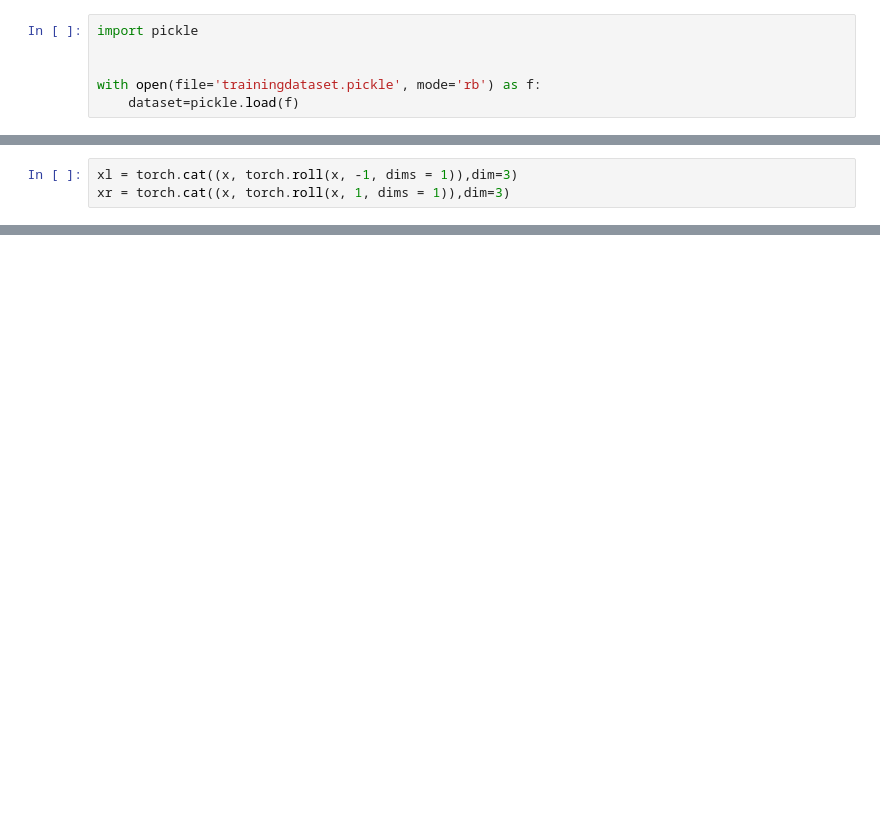
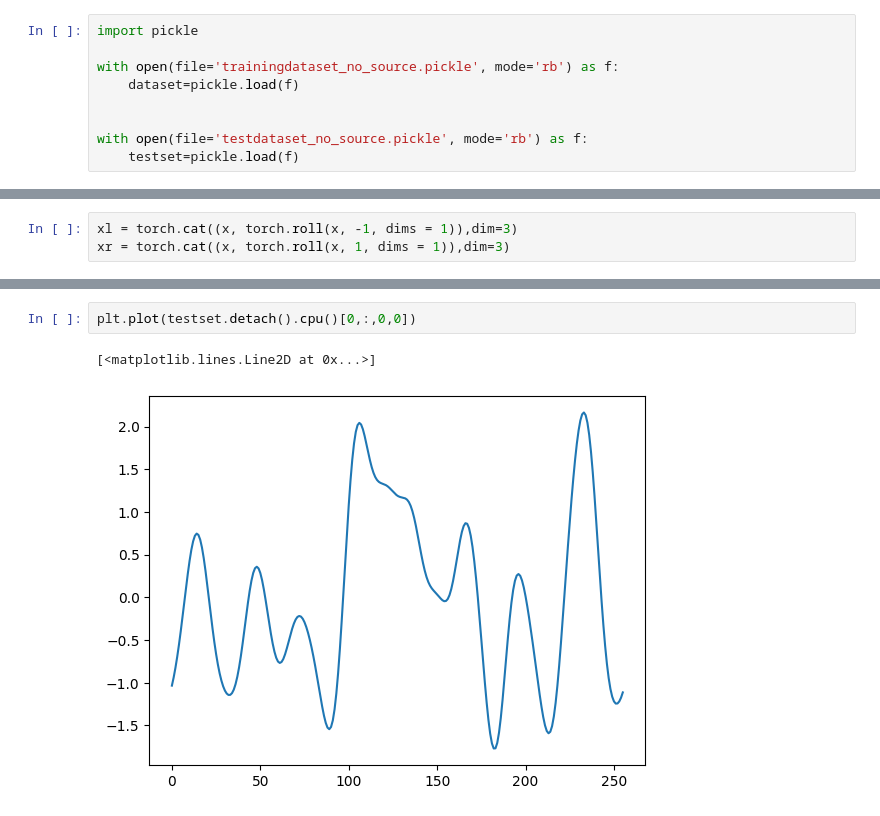
Before and after one commit to xx257xx/CONTEXT_FLUX_NO, a Jupyter notebook: ICONFLUXNO.ipynb, the cells around one changed output, grey strips where cells are left out. Cells and saved outputs as stored; diff of their text form; blank space fills up the shorter version.

```diff
--- a/ICONFLUXNO.ipynb
+++ b/ICONFLUXNO.ipynb
@@ -488,7 +555,10 @@ class ContextFNO(nn.Module):
 # %%
 import pickle
 
+with open(file='trainingdataset_no_source.pickle', mode='rb') as f:
+    dataset=pickle.load(f)
 
-with open(file='trainingdataset.pickle', mode='rb') as f:
-    dataset=pickle.load(f)
+
+with open(file='testdataset_no_source.pickle', mode='rb') as f:
+    testset=pickle.load(f)
 # %%
@@ -575,0 +690,5 @@ tensor(30.7767, device='cuda:3', grad_fn=<MulBackward0>) tensor(4.3621, device='
+# %%
+plt.plot(testset.detach().cpu()[0,:,0,0])
+# %% [output]
+[<matplotlib.lines.Line2D at 0x...>]
+[figure, added]
```
Also changed, not shown: parts of 11 cells of this notebook.
